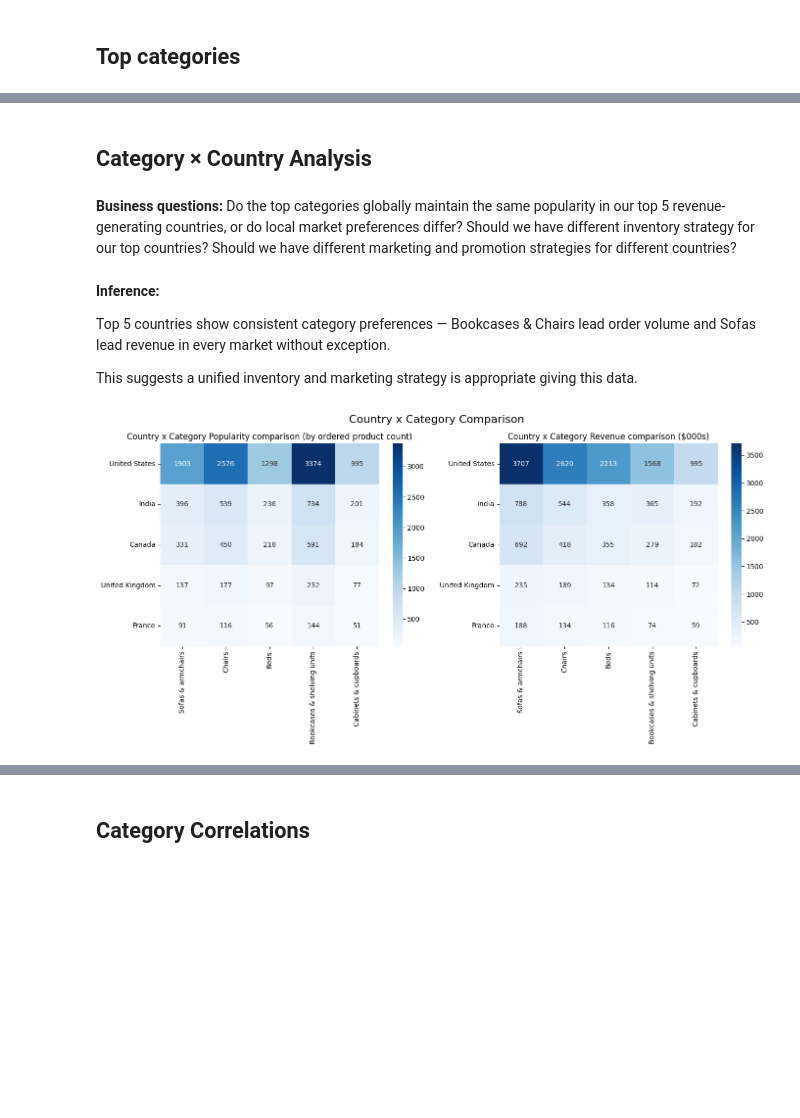
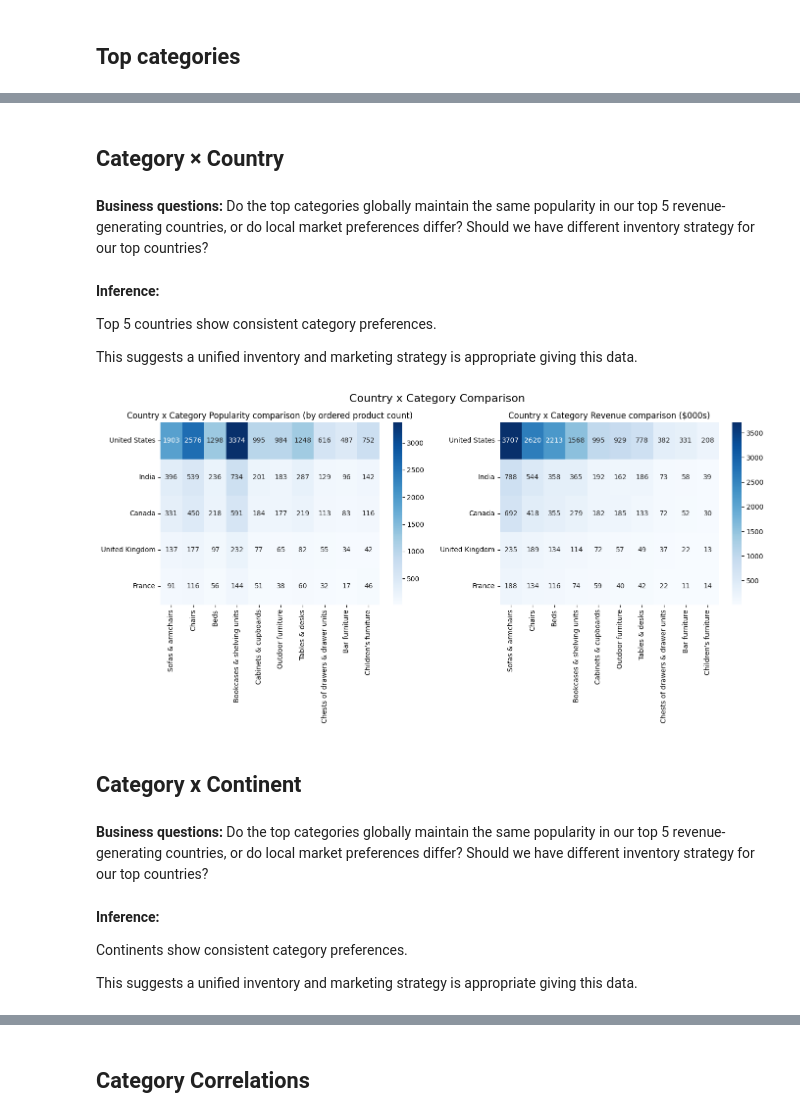
Before and after one commit to Anhelina4/furniture-e-commerce-eda, a Jupyter notebook: Furniture_E_commerce_EDA.ipynb, the cells around one changed output, grey strips where cells are left out. Saved outputs shown, nothing was run; the diff lists cells and outputs as text; code cells hidden in the pictures; blank space fills up the shorter version.

```diff
--- a/Furniture_E_commerce_EDA.ipynb
+++ b/Furniture_E_commerce_EDA.ipynb
@@ -1097,11 +1199,11 @@ plt.show()
 # %% [markdown]
-## Category × Country Analysis
+## Category × Country
 # %% [markdown]
-**Business questions:** Do the top categories globally maintain the same popularity in our top 5 revenue-generating countries, or do local market preferences differ? Should we have different inventory strategy for our top countries? Should we have different marketing and promotion strategies for different countries?
+**Business questions:** Do the top categories globally maintain the same popularity in our top 5 revenue-generating countries, or do local market preferences differ? Should we have different inventory strategy for our top countries?
 # %% [markdown]
 **Inference:**
 
-Top 5 countries show consistent category preferences — Bookcases & Chairs lead order volume and Sofas lead revenue in every market without exception.
+Top 5 countries show consistent category preferences.
 
 This suggests a unified inventory and marketing strategy is appropriate giving this data.
 # %%
@@ -1112,32 +1214,42 @@ def compare(df, dim1_index, dim2_column, metric, aggfunc, top_dim1=None, top_dim
   if top_dim1 is None:
     top_dim1 = df.groupby(dim1_index)[metric].agg(aggfunc).sort_values(ascending=False).head(5).index.tolist()
   if top_dim2 is None:
     top_dim2 = df.groupby(dim2_column)[metric].agg(aggfunc).sort_values(ascending=False).head(5).index.tolist()
 
   return result_df.loc[top_dim1, top_dim2]
 
 # define order for 2 heatmaps
 top_countries = sales_df.groupby('country')['product_price_per_item'].sum().sort_values(ascending=False).head(5).index.tolist()
-top_categories = sales_df.groupby('product_category')['product_price_per_item'].sum().sort_values(ascending=False).head(5).index.tolist()
+top_categories = sales_df.groupby('product_category')['product_price_per_item'].sum().sort_values(ascending=False).head(10).index.tolist()
 
 pivot_by_orders = compare(sales_df, 'country', 'product_category', 'product_id', 'count', top_countries, top_categories)
 pivot_by_revenue = compare(sales_df, 'country', 'product_category', 'product_price_per_item', 'sum', top_countries, top_categories)
 
 
 figure, axes = plt.subplots(1, 2, figsize=(14, 7))
 sns.heatmap(pivot_by_orders.astype('float'), annot=True, fmt='.0f', cmap='Blues', ax=axes[0])
 axes[0].set_title('Country x Category Popularity comparison (by ordered product count)')
 sns.heatmap((pivot_by_revenue / 1000).astype('float'), annot=True, fmt='.0f', cmap='Blues', ax=axes[1])
 axes[1].set_title('Country x Category Revenue comparison ($000s)')
 
 axes[0].set_yticklabels(axes[0].get_yticklabels(), rotation=0)
 axes[1].set_yticklabels(axes[1].get_yticklabels(), rotation=0)
 axes[0].set_xlabel('')
 axes[0].set_ylabel('')
 axes[1].set_xlabel('')
 axes[1].set_ylabel('')
 plt.suptitle('Country x Category Comparison', fontsize=16)
 plt.tight_layout()
 plt.show()
 # %% [output]
-[figure, old version]
+[figure, new version]
+# %% [markdown]
+## Category x Continent
+# %% [markdown]
+**Business questions:** Do the top categories globally maintain the same popularity in our top 5 revenue-generating countries, or do local market preferences differ? Should we have different inventory strategy for our top countries?
+# %% [markdown]
+**Inference:**
+
+Continents show consistent category preferences.
+
+This suggests a unified inventory and marketing strategy is appropriate giving this data.
```
Also changed, not shown: parts of 40 cells of this notebook.
